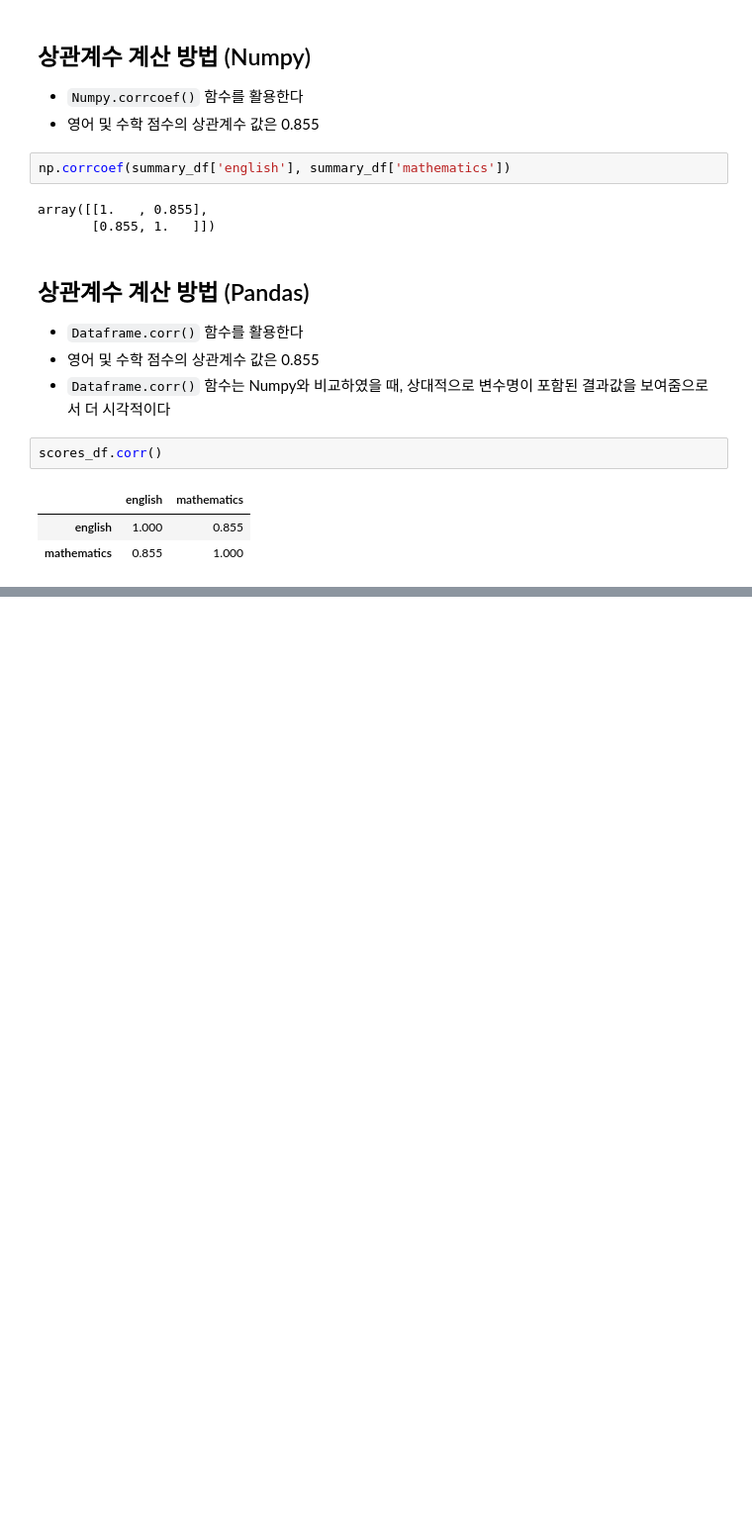
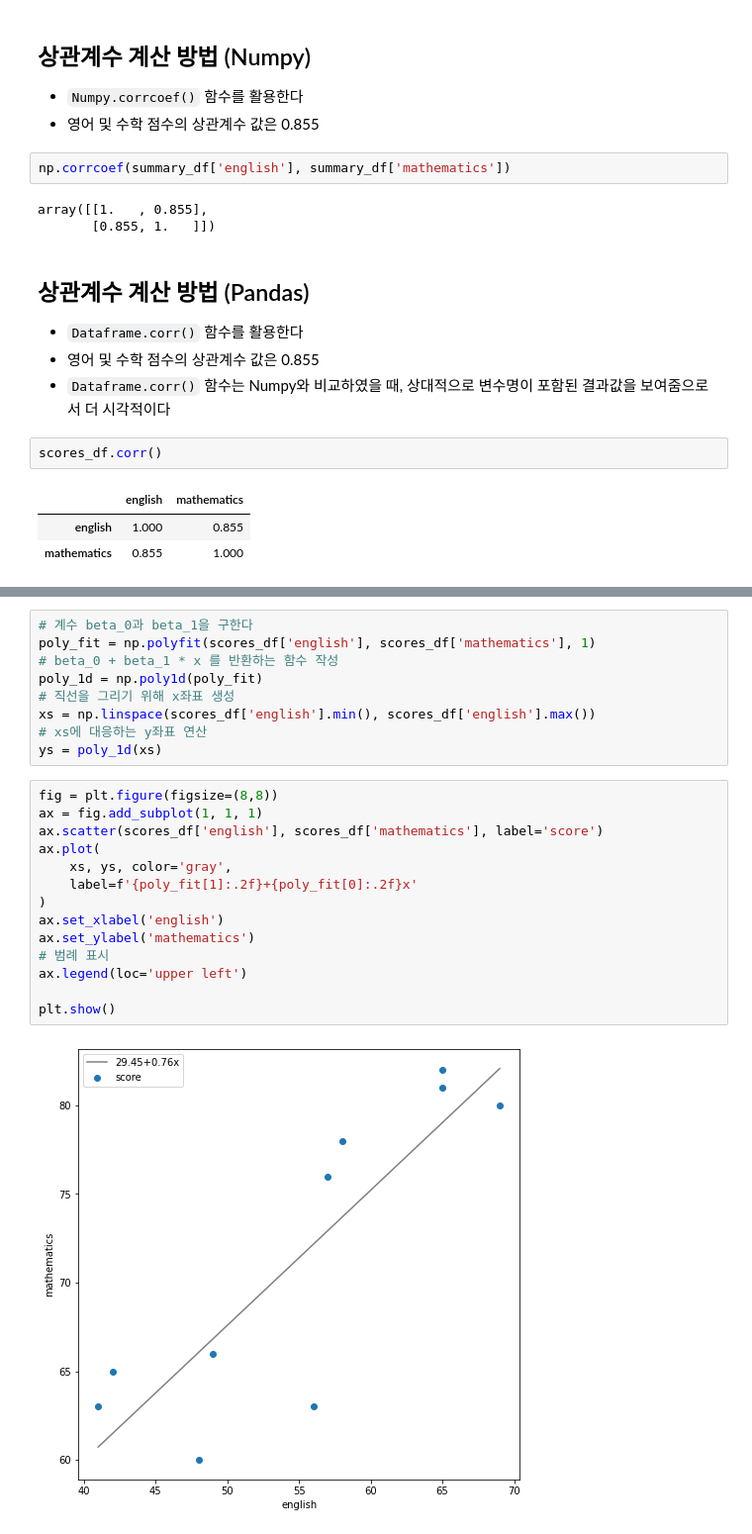
Before and after one commit to Zamoca42/TIL, a Jupyter notebook: math/2D_data_analysis.ipynb, the cells around one changed output, grey strips where cells are left out. Shown at 99% size. Drawn from its saved outputs; the diff is of its cells as text; blank space fills up the shorter version.

```diff
--- a/math/2D_data_analysis.ipynb
+++ b/math/2D_data_analysis.ipynb
@@ -190,0 +230,25 @@ scores_df.corr()
+# %%
+# 계수 beta_0과 beta_1을 구한다
+poly_fit = np.polyfit(scores_df['english'], scores_df['mathematics'], 1)
+# beta_0 + beta_1 * x 를 반환하는 함수 작성
+poly_1d = np.poly1d(poly_fit)
+# 직선을 그리기 위해 x좌표 생성
+xs = np.linspace(scores_df['english'].min(), scores_df['english'].max())
+# xs에 대응하는 y좌표 연산
+ys = poly_1d(xs)
+# %%
+fig = plt.figure(figsize=(8,8))
+ax = fig.add_subplot(1, 1, 1)
+ax.scatter(scores_df['english'], scores_df['mathematics'], label='score')
+ax.plot(
+    xs, ys, color='gray',
+    label=f'{poly_fit[1]:.2f}+{poly_fit[0]:.2f}x'
+)
+ax.set_xlabel('english')
+ax.set_ylabel('mathematics')
+# 범례 표시
+ax.legend(loc='upper left')
+
+plt.show()
+# %% [output]
+[figure, added]
```
Also changed, not shown: parts of 24 cells of this notebook.
